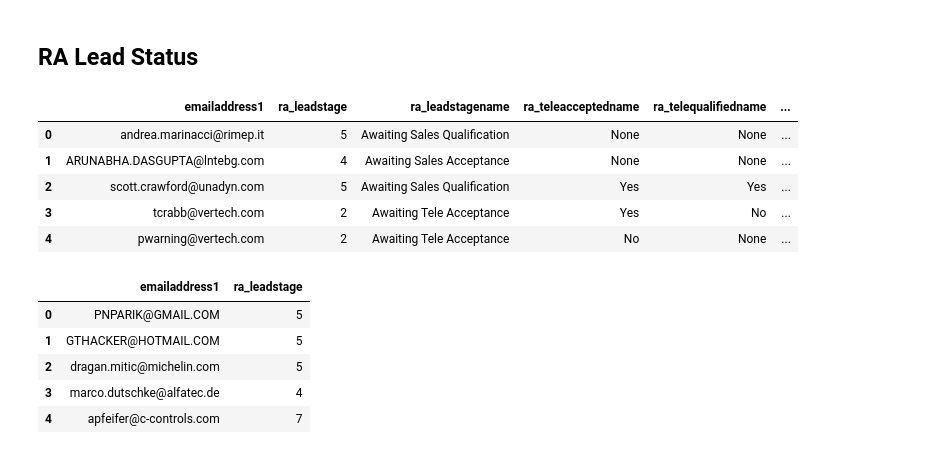
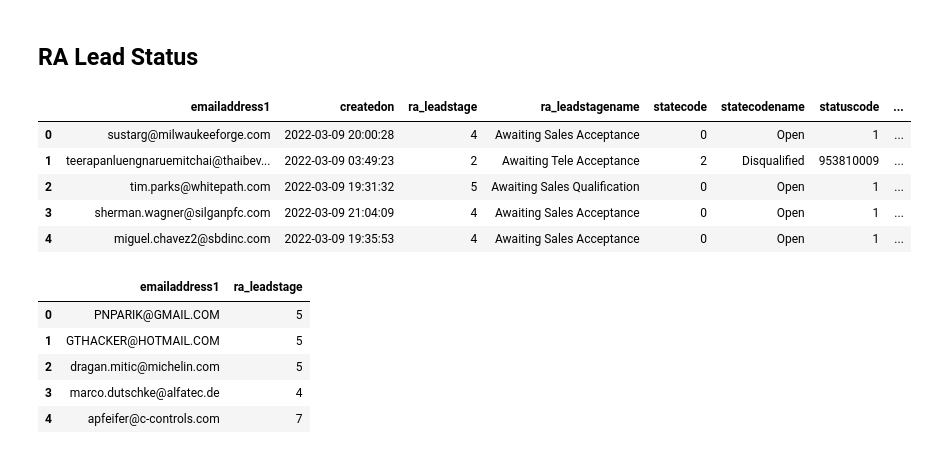
Before and after one commit to wyang-pisrc/ra-mdp, a Jupyter notebook: db/analytics-db.ipynb, the cells around one changed output. Drawn from its saved outputs; the diff is of its cells as text; code cells hidden in the pictures.

```diff
--- a/db/analytics-db.ipynb
+++ b/db/analytics-db.ipynb
@@ -176,27 +239,28 @@ query_db(
 # %%
 query_db(
     """
     SELECT TOP 5
         emailaddress1,
+        createdon,
         ra_leadstage,
         ra_leadstagename,
-        ra_teleacceptedname,
-        ra_telequalifiedname,
-        ra_salesacceptedname,
-        ra_salesqualifiedname
+        statecode,
+        statecodename,
+        statuscode,
+        statuscodename
     FROM crm.Lead;
     """
 )
 
 # Leads are entered into crm.Lead table multiple times when status updates
 # ra_leadstage does not always seem to agree with ra_...acceptedname and/or ra_...qualifiedname
 # %% [output]
-|  | emailaddress1 | ra_leadstage | ra_leadstagename | ra_teleacceptedname | ra_telequalifiedname | ... |
-| 0 | andrea.marinacci@rimep.it | 5 | Awaiting Sales Qualification | None | None | ... |
-| 1 | ARUNABHA.DASGUPTA@lntebg.com | 4 | Awaiting Sales Acceptance | None | None | ... |
-| 2 | scott.crawford@unadyn.com | 5 | Awaiting Sales Qualification | Yes | Yes | ... |
-| 3 | tcrabb@vertech.com | 2 | Awaiting Tele Acceptance | Yes | No | ... |
-| 4 | pwarning@vertech.com | 2 | Awaiting Tele Acceptance | No | None | ... |
+|  | emailaddress1 | createdon | ra_leadstage | ra_leadstagename | statecode | statecodename | statuscode | ... |
+| 0 | sustarg@milwaukeeforge.com | 2022-03-09 20:00:28 | 4 | Awaiting Sales Acceptance | 0 | Open | 1 | ... |
+| 1 | teerapanluengnaruemitchai@thaibev... | 2022-03-09 03:49:23 | 2 | Awaiting Tele Acceptance | 2 | Disqualified | 953810009 | ... |
+| 2 | tim.parks@whitepath.com | 2022-03-09 19:31:32 | 5 | Awaiting Sales Qualification | 0 | Open | 1 | ... |
+| 3 | sherman.wagner@silganpfc.com | 2022-03-09 21:04:09 | 4 | Awaiting Sales Acceptance | 0 | Open | 1 | ... |
+| 4 | miguel.chavez2@sbdinc.com | 2022-03-09 19:35:53 | 4 | Awaiting Sales Acceptance | 0 | Open | 1 | ... |
 # %%
 # Get only the most advanced status
 query_db(
```
Also changed, not shown: parts of 14 cells of this notebook.
